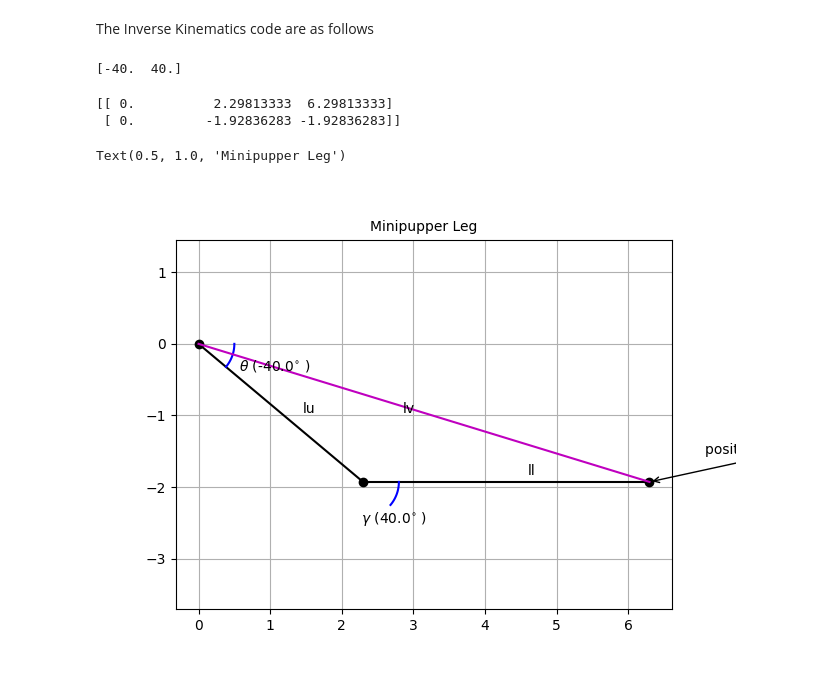
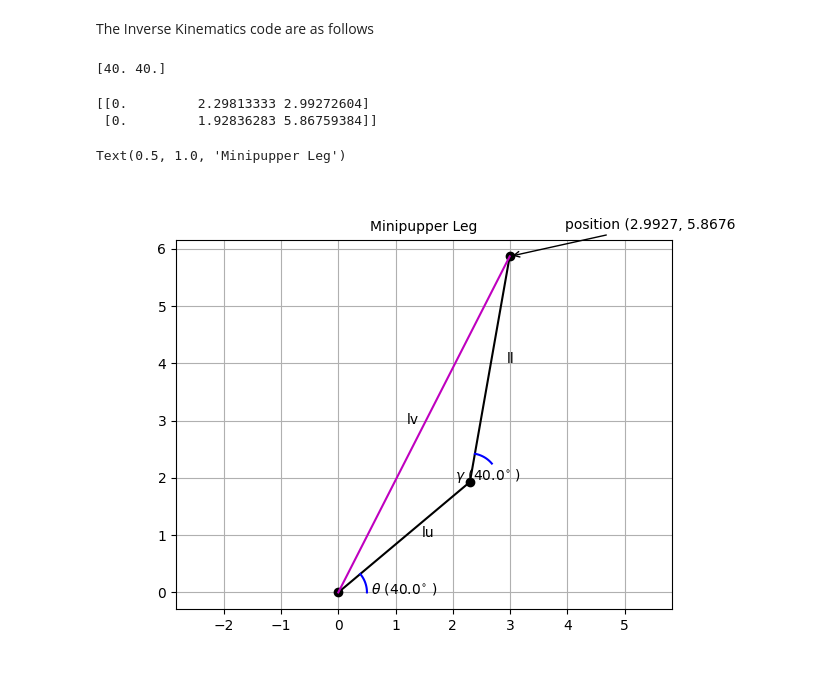
Before and after one commit to WeiWenxing/minipupper_kinematics, a Jupyter notebook: jupyternb/Kinematics_learn.ipynb, the cells around one changed output. Cells and saved outputs as stored; diff of their text form; code cells hidden in the pictures.

```diff
--- a/jupyternb/Kinematics_learn.ipynb
+++ b/jupyternb/Kinematics_learn.ipynb
@@ -130,5 +128,5 @@ You can change the angles to see different plot
 # %%
-theta = np.radians(-40)
+theta = np.radians(40)
 gamma = np.radians(60)
 points = np.zeros((2, 3))
 points[0,1] = lu*np.cos(theta)
@@ -377,17 +375,17 @@ def mpForwardKin(angles):
 def transformationM(angle, l):
     c = np.cos(np.radians(angle))
     s = np.sin(np.radians(angle))
-    return np.array([[c, -s, 0, l*c], [s, c, 0, l*s], [0, 0, 1, 0], [0, 0, 0, 1]])
+    return np.array([[c, -s, l*c], [s, c, l*s], [0, 0, 1]])
 def mpForwardKin(angles):
     lu = 3 # from urdf
     ll = 4 # measured, includes the rubber foot
     T1 = transformationM(angles[0], lu)
     T2 = transformationM(angles[1], ll)
     T3 = T1.dot(T2)
-    P1 = T1.dot(np.array([0,0,0,1]))[0:3]
-    P2 = T3.dot(np.array([0,0,0,1]))[0:3]
+    P1 = T1.dot(np.array([0,0,1]))[0:2]
+    P2 = T3.dot(np.array([0,0,1]))[0:2]
     return np.array([[0, P1[0], P2[0]], [0, P1[1], P2[1]]])
 # %%
-P = mpForwardKin([-40, 40])
+P = mpForwardKin([40, 40])
 print(P)
 # %% [output]
@@ -498,13 +496,13 @@ mult = 180/np.pi
 result = np.multiply(angles_rev, mult)
 print(result)
 # %% [output]
-[-40.  40.]
+[40. 40.]
 # %%
 points = mpForwardKin(result)
 print(points)
 fig, ax = plt.subplots()
-plt.xlim(-4,4) #<-- set the x axis limits
-plt.ylim(-4,4) #<-- set the y axis limits
+#ax.set_xlim(-4,4) #<-- set the x axis limits
+#ax.set_ylim(-4,4) #<-- set the y axis limits
 # plot a black point at the origin
 plt.plot(0,0,'ok')
 # plot upper leg
@@ -518,45 +516,37 @@ plt.plot(xs, ys, '-b')
 plt.text(xs[int(len(angles)/2)]+0.1, ys[int(len(angles)/2)]-0.2, "$\\theta$ (%s$^{\circ}$ )" % round(result[0],2))
 # plot a black point at the joint between upper and lower leg
 plt.plot(points[0,1],points[1,1],'ok')
-# show coordinate system for lower leg
-#points[:,0] = points[:,1]
-#points[0,1] = float((lu_example+Lx_example).components.get(U.i, 0))
-#points[1,1] = float((lu_example+Lx_example).components.get(U.j, 0))
-#plt.plot(points[0], points[1],'-r')
-#points[0,1] = float((lu_example+Ly_example).components.get(U.i, 0))
-#points[1,1] = float((lu_example+Ly_example).components.get(U.j, 0))
-#plt.plot(points[0], points[1],'-g')
 # plot lower leg
 plt.plot([points[0,1], points[0,2]], [points[1,1], points[1,2]],'-k')
 plt.text((points[0,1]+points[0,2])/2+0.3, (points[1,1]+points[1,2])/2 + 0.1, 'll')
 # plot angle
 angles = np.linspace(np.radians(result[0]), np.radians(result[0])+np.radians(result[1]))
 xs = points[0,1] + 0.5 * np.cos(angles)
 ys = points[1,1] + 0.5 * np.sin(angles)
 plt.plot(xs, ys, '-b')
 plt.text(xs[int(len(angles)/2)]-0.5, ys[int(len(angles)/2)]-0.4, "$\gamma$ (%s$^{\circ}$ )" % round(result[1],2))
 # plot a black point at the end of the lower leg
 plt.plot(points[0,2],points[1,2],'ok')
 ax.annotate(
     "position (%.4f, %.4f)" % (points[0,2],points[1,2]),
     xy=(points[0,2],points[1,2]), xycoords='data',
     xytext=(40, 20), textcoords='offset points',
     arrowprops=dict(arrowstyle="->"))
 
 # plot a vector from the origin to the foot
 new_points = np.zeros((2, 2))
 new_points[0,1] = points[0,2]
 new_points[1,1] = points[1,2]
 plt.plot(new_points[0], new_points[1],'-m')
 plt.text(new_points[0,1]/2-0.3, new_points[1,1]/2, 'lv')
 
 
 plt.axis('equal')  #<-- set the axes to the same scale
 
 plt.grid(visible=True, which='major')
 plt.title('Minipupper Leg',fontsize=10)
 # %% [output]
-[[ 0.          2.29813333  6.29813333]
- [ 0.         -1.92836283 -1.92836283]]
+[[0.         2.29813333 2.99272604]
+ [0.         1.92836283 5.86759384]]
 Text(0.5, 1.0, 'Minipupper Leg')
-[figure, old version]
+[figure, new version]
```
Also changed, not shown: parts of 20 cells of this notebook.
